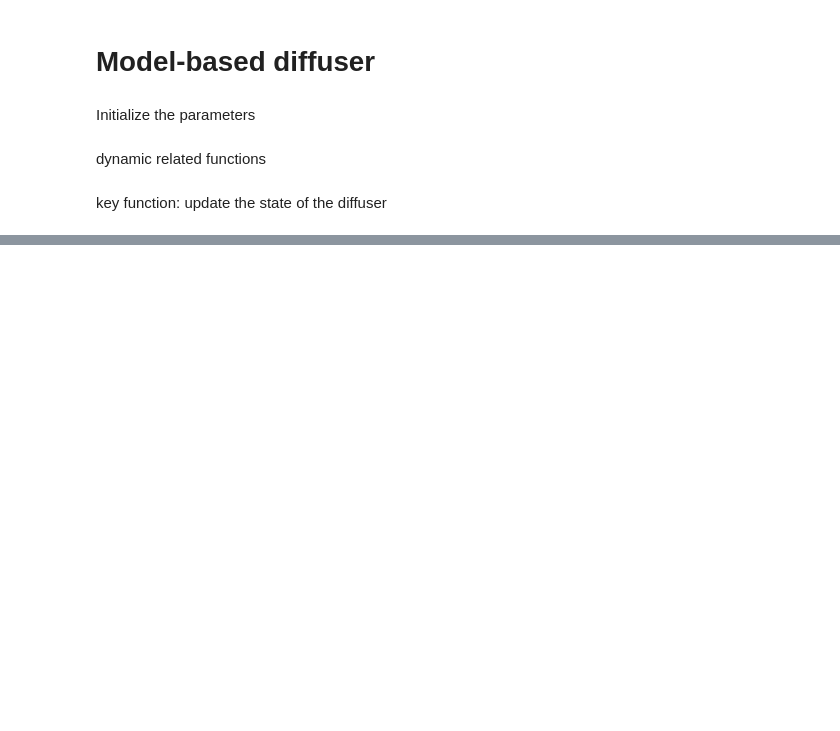
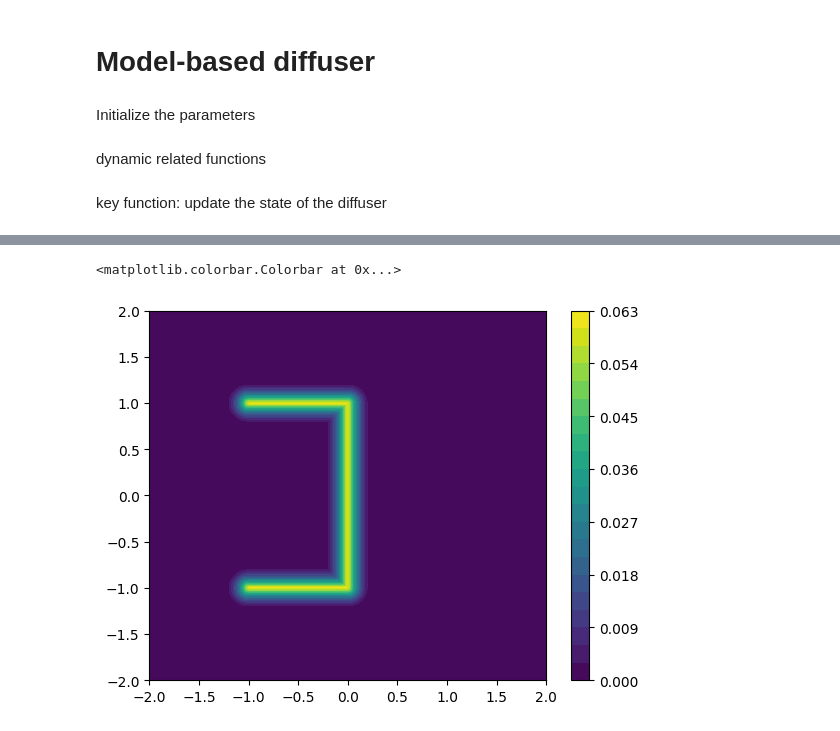
Before and after one commit to LeCAR-Lab/model-based-diffusion, a Jupyter notebook: mdb.ipynb, the cells around one changed output, grey strips where cells are left out. Cells and saved outputs as stored; diff of their text form; code cells hidden in the pictures; blank space fills up the shorter version.

```diff
--- a/mdb.ipynb
+++ b/mdb.ipynb
@@ -642,0 +871,29 @@ Input #0, image2, from 'figure/%d.png':
+# %%
+keypoints = jnp.array([
+        [-1.0, 1.0],
+        [0.0, 1.0],
+        [0.0, -1.0],
+        [-1.0, -1.0]
+    ])
+def get_barrier_cost(x: jnp.ndarray) -> jnp.ndarray:
+       q = x[:2]
+       half_width = 0.25
+       dist2points = jnp.linalg.norm(q - keypoints, axis=1, ord=2)
+       dist1 = (q[0] < keypoints[0,0]) * dist2points[0] + (q[0] > keypoints[1,0]) * dist2points[1] + (q[0] >= keypoints[0,0]) * (q[0] <= keypoints[1,0]) * jnp.abs(q[1] - keypoints[0,1])
+       dist2 = (q[1] < keypoints[2,1]) * dist2points[2] + (q[1] > keypoints[1,1]) * dist2points[1] + (q[1] >= keypoints[2,1]) * (q[1] <= keypoints[1,1]) * jnp.abs(q[0]-keypoints[1,0])
+       dist3 = (q[0] < keypoints[3,0]) * dist2points[3] + (q[0] > keypoints[2,0]) * dist2points[2] + (q[0] >= keypoints[3,0]) * (q[0] <= keypoints[2,0]) * jnp.abs(q[1] - keypoints[2,1])
+       dist2_tort = dist2 * (jnp.abs(q[1])+1.0)
+       dist1_tort = dist1 * jnp.clip((-q[0]+2),2.0,3.0)
+       dist3_tort = dist3 * jnp.clip((-q[0]+2),2.0,3.0)
+       dist2mazecenter = jnp.min(jnp.array([dist1, dist2, dist3]))
+       return jnp.clip((half_width-dist2mazecenter), 0.0,half_width)**2
+X = jnp.linspace(-2.0, 2.0, 200)
+Y = jnp.linspace(-2.0, 2.0, 200)
+X, Y = jnp.meshgrid(X, Y)
+XY = jnp.stack([X, Y], axis=-1)
+Z = jax.vmap(jax.vmap(get_barrier_cost))(XY)
+plt.contourf(X, Y, Z, levels=20)
+plt.colorbar()
+# %% [output]
+<matplotlib.colorbar.Colorbar at 0x...>
+[figure, added]
```
Also changed, not shown: parts of 11 cells of this notebook.
